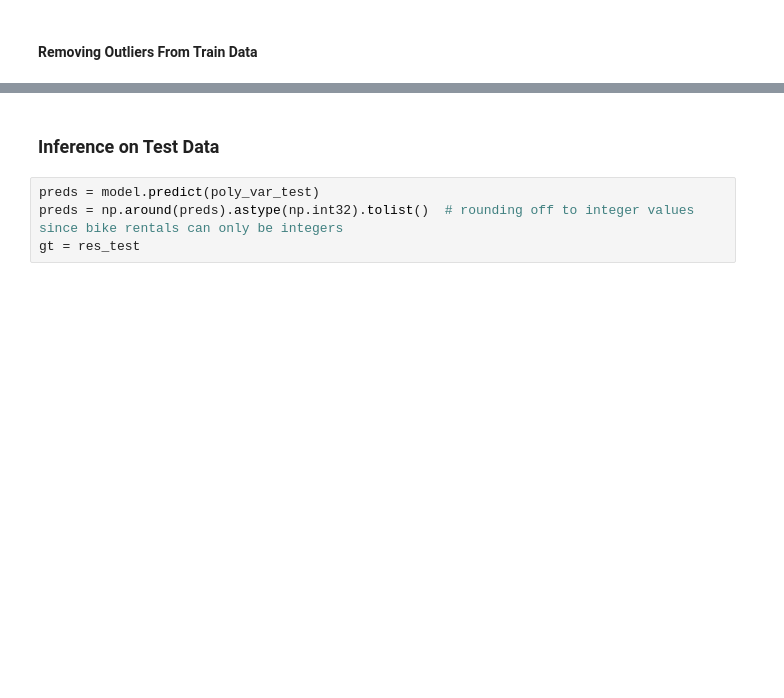
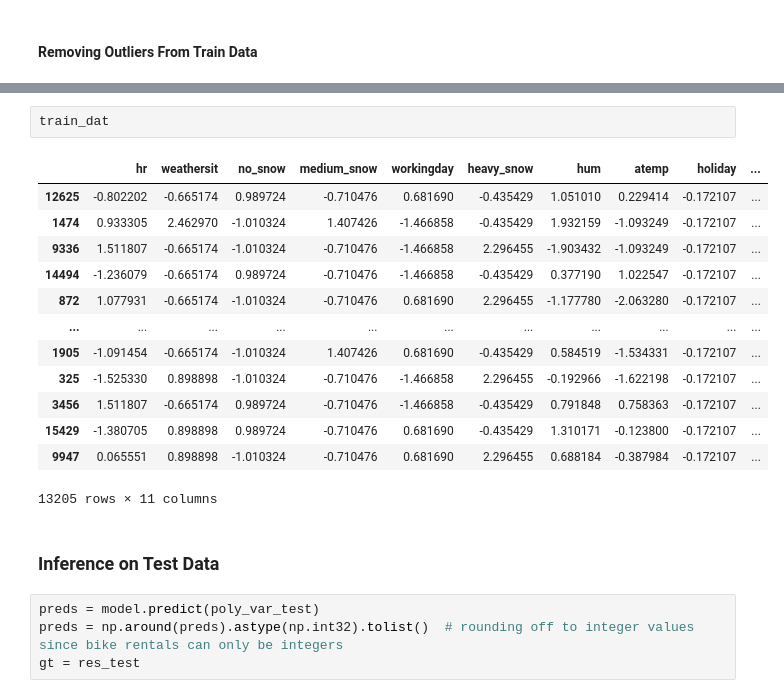
Before and after one commit to NathanHergenreter/CS574_BikeSharing, a Jupyter notebook: bike_sharing_pol_reg.ipynb, the cells around one changed output, grey strips where cells are left out. Saved outputs shown, nothing was run; the diff lists cells and outputs as text; blank space fills up the shorter version.

```diff
--- a/bike_sharing_pol_reg.ipynb
+++ b/bike_sharing_pol_reg.ipynb
@@ -195,3 +258,19 @@ score
+# %%
+train_dat
+# %% [output]
+|  | hr | weathersit | no_snow | medium_snow | workingday | heavy_snow | hum | atemp | holiday | ... |
+| 12625 | -0.802202 | -0.665174 | 0.989724 | -0.710476 | 0.681690 | -0.435429 | 1.051010 | 0.229414 | -0.172107 | ... |
+| 1474 | 0.933305 | 2.462970 | -1.010324 | 1.407426 | -1.466858 | -0.435429 | 1.932159 | -1.093249 | -0.172107 | ... |
+| 9336 | 1.511807 | -0.665174 | -1.010324 | -0.710476 | -1.466858 | 2.296455 | -1.903432 | -1.093249 | -0.172107 | ... |
+| 14494 | -1.236079 | -0.665174 | 0.989724 | -0.710476 | -1.466858 | -0.435429 | 0.377190 | 1.022547 | -0.172107 | ... |
+| 872 | 1.077931 | -0.665174 | -1.010324 | -0.710476 | 0.681690 | 2.296455 | -1.177780 | -2.063280 | -0.172107 | ... |
+| ... | ... | ... | ... | ... | ... | ... | ... | ... | ... | ... |
+| 1905 | -1.091454 | -0.665174 | -1.010324 | 1.407426 | 0.681690 | -0.435429 | 0.584519 | -1.534331 | -0.172107 | ... |
+| 325 | -1.525330 | 0.898898 | -1.010324 | -0.710476 | -1.466858 | 2.296455 | -0.192966 | -1.622198 | -0.172107 | ... |
+| 3456 | 1.511807 | -0.665174 | 0.989724 | -0.710476 | -1.466858 | -0.435429 | 0.791848 | 0.758363 | -0.172107 | ... |
+| 15429 | -1.380705 | 0.898898 | 0.989724 | -0.710476 | 0.681690 | -0.435429 | 1.310171 | -0.123800 | -0.172107 | ... |
+| 9947 | 0.065551 | 0.898898 | -1.010324 | -0.710476 | 0.681690 | 2.296455 | 0.688184 | -0.387984 | -0.172107 | ... |
+13205 rows × 11 columns
 # %% [markdown]
 ### Inference on Test Data
 # %%
```
Also changed, not shown: parts of 10 cells of this notebook.
